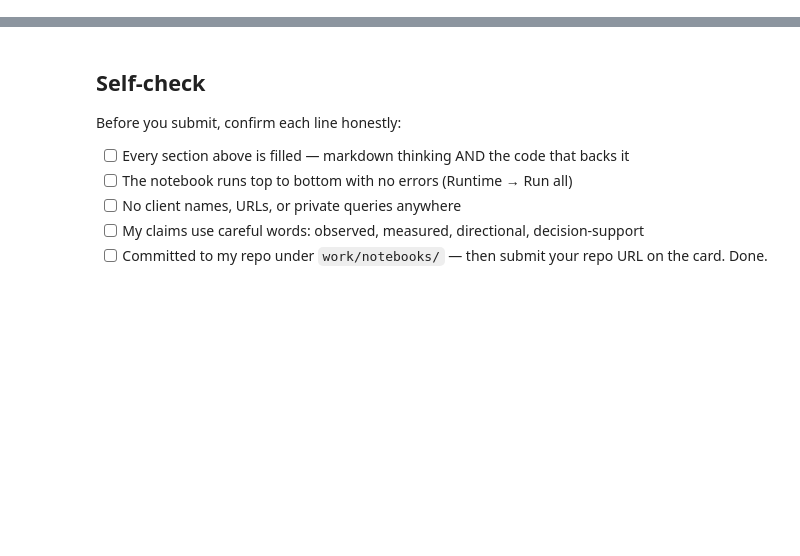
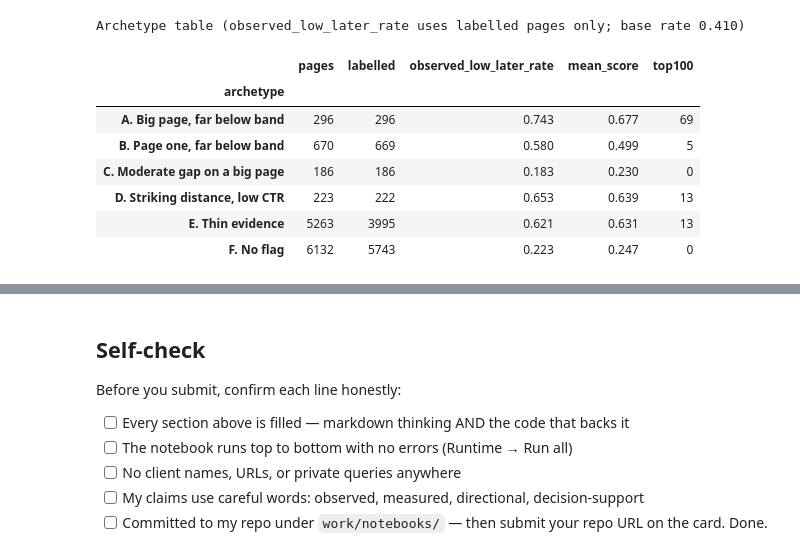
Before and after one commit to m-awaischohan/flyrank-internship-ml, a Jupyter notebook: work/notebooks/w07_action_playbook.ipynb, the cells around one changed output, grey strips where cells are left out. Cells and saved outputs as stored; diff of their text form; code cells hidden in the pictures; blank space fills up the shorter version.

```diff
--- a/work/notebooks/w07_action_playbook.ipynb
+++ b/work/notebooks/w07_action_playbook.ipynb
@@ -43,0 +152,43 @@ This skeleton is yours to fill. Work the sections **in order** — each one has
+# %%
+# ---- archetypes: ordered if-then rules, each mapped to ONE first human action
+def archetype(r):
+    if r.ratio < 0.5 and r.expected >= 10 and r.band in ("11-15", "16-20"):
+        return "D. Striking distance, low CTR"
+    if r.ratio < 0.5 and r.expected >= 10 and r.impressions_prev_30d >= 10000:
+        return "A. Big page, far below band"
+    if r.ratio < 0.5 and r.expected >= 10:
+        return "B. Page one, far below band"
+    if r.ratio < 0.5:
+        return "E. Thin evidence"
+    if r.ratio < 0.8 and r.impressions_prev_30d >= 10000:
+        return "C. Moderate gap on a big page"
+    return "F. No flag"
+q["archetype"] = [archetype(r) for r in q.itertuples()]
+
+ACTIONS = {
+ "A. Big page, far below band": "Check the live search snippet (title, description) against the main query's intent and compare it with the pages above it. Log what you find before any edit.",
+ "B. Page one, far below band": "Same snippet check. Also look for a search-result feature (ads, answer box, video) that explains a low CTR at this position.",
+ "C. Moderate gap on a big page": "Lower urgency: watch list only. Observed: most of these pages do not stay low, so re-check after the next 30 days before doing anything.",
+ "D. Striking distance, low CTR": "The gap here is mostly about position, not the snippet. Review relevance and internal links first; do not rewrite the snippet as the first move.",
+ "E. Thin evidence": "Low stakes: under 10 clicks expected, so even a real gap is small, and a few clicks swing the CTR. Review in bulk, once a month, not one by one.",
+ "F. No flag": "No action from this playbook.",
+}
+q["first_action"] = q["archetype"].map(ACTIONS)
+
+arch = (q.groupby("archetype").agg(pages=("content_id", "size"), labelled=("labelled", "sum"),
+        observed_low_later_rate=("y", "mean"), mean_score=("score", "mean"),
+        top100=("rank", lambda s: int((s <= 100).sum()))).round(3))
+arch["labelled"] = arch["labelled"].astype(int)
+print("Archetype table (observed_low_later_rate uses labelled pages only; base rate "
+      f"{yL.mean():.3f})")
+arch
+# %% [output]
+Archetype table (observed_low_later_rate uses labelled pages only; base rate 0.410)
+|  | pages | labelled | observed_low_later_rate | mean_score | top100 |
+| archetype |  |  |  |  |  |
+| A. Big page, far below band | 296 | 296 | 0.743 | 0.677 | 69 |
+| B. Page one, far below band | 670 | 669 | 0.580 | 0.499 | 5 |
+| C. Moderate gap on a big page | 186 | 186 | 0.183 | 0.230 | 0 |
+| D. Striking distance, low CTR | 223 | 222 | 0.653 | 0.639 | 13 |
+| E. Thin evidence | 5263 | 3995 | 0.621 | 0.631 | 13 |
+| F. No flag | 6132 | 5743 | 0.223 | 0.247 | 0 |
```
Also changed, not shown: parts of 32 cells of this notebook.
